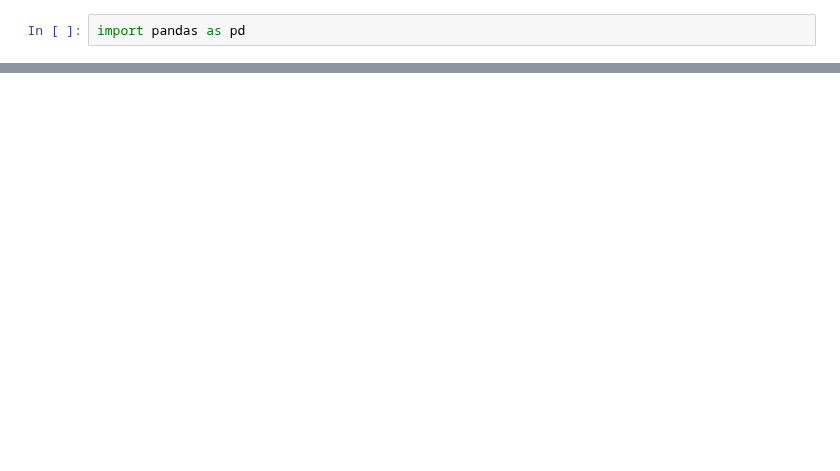
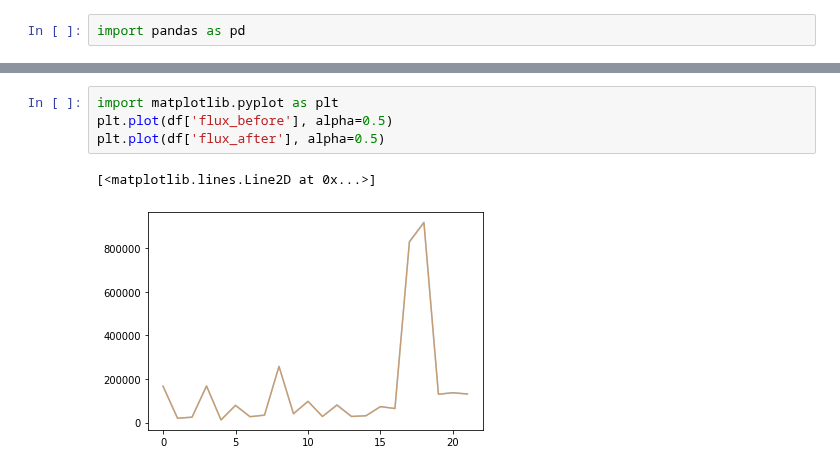
Before and after one commit to Yash-10/beta-sgp, a Jupyter notebook: results/fc_sgp_output.ipynb, the cells around one changed output, grey strips where cells are left out. Cells and saved outputs as stored; diff of their text form; blank space fills up the shorter version.

```diff
--- a/results/fc_sgp_output.ipynb
+++ b/results/fc_sgp_output.ipynb
@@ -60 +60,8 @@ df.iloc[5], df.iloc[9], df.iloc[4]
  Name: 4, dtype: object)
+# %%
+import matplotlib.pyplot as plt
+plt.plot(df['flux_before'], alpha=0.5)
+plt.plot(df['flux_after'], alpha=0.5)
+# %% [output]
+[<matplotlib.lines.Line2D at 0x...>]
+[figure, added]
```
Also changed, not shown: parts of 5 cells of this notebook, 8 other files.
